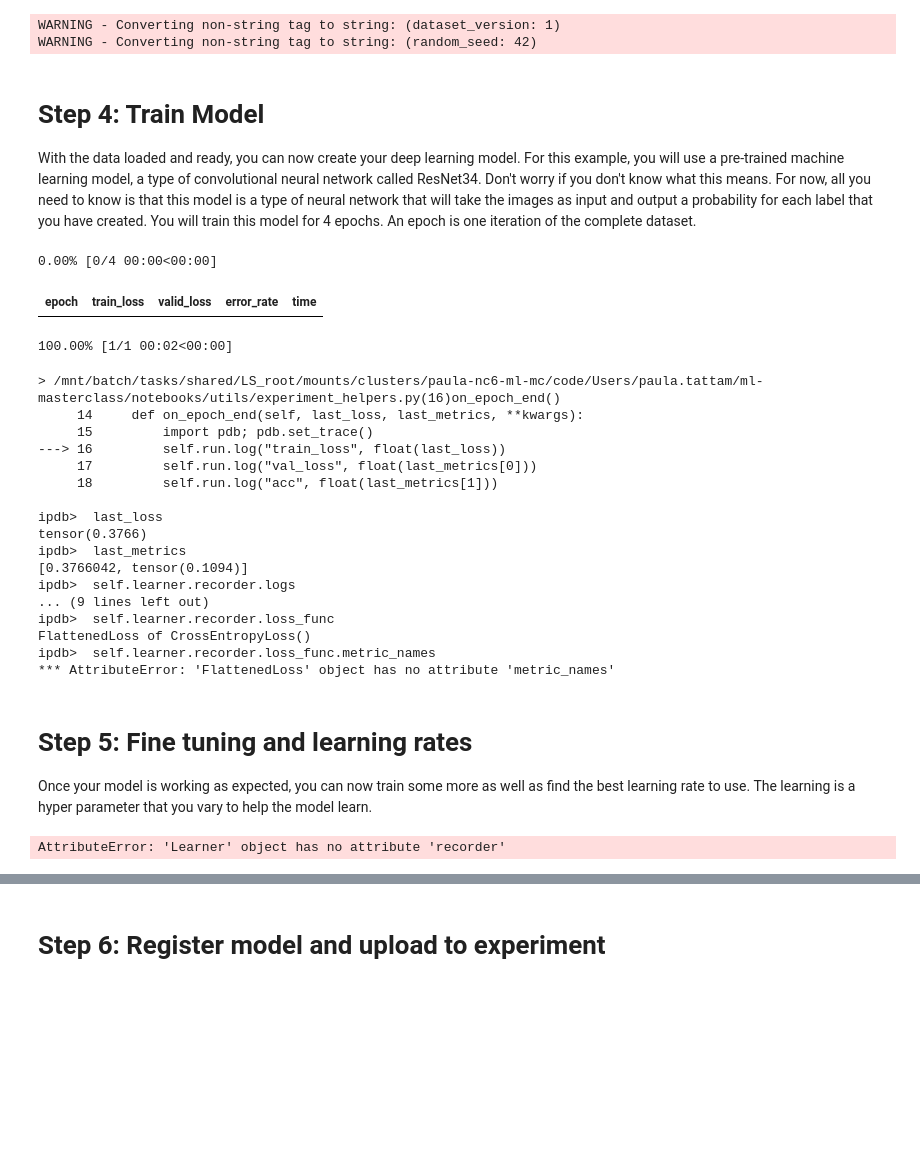
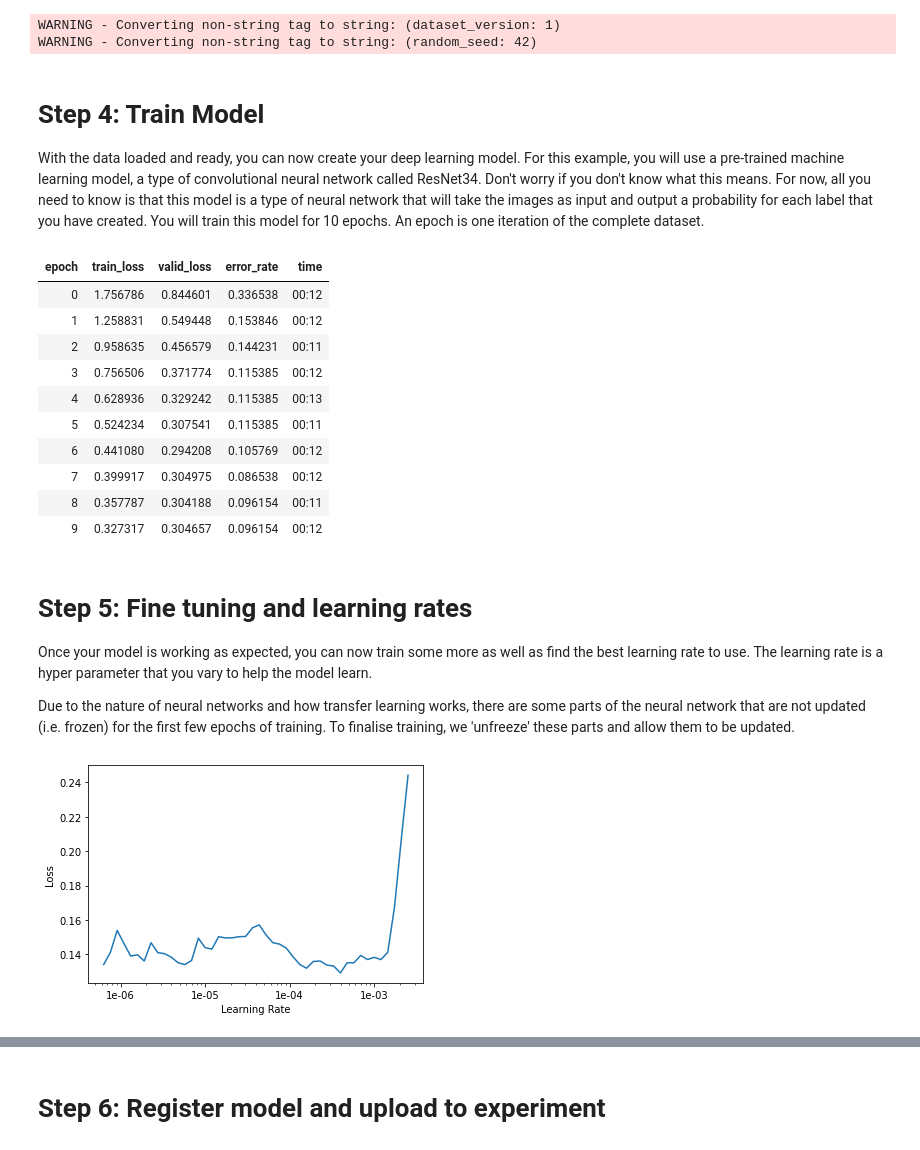
Before and after one commit to ptats/ml-masterclass, a Jupyter notebook: notebooks/2.0_Model_Training.ipynb, the cells around one changed output, grey strips where cells are left out. Cells and saved outputs as stored; diff of their text form; code cells hidden in the pictures; blank space fills up the shorter version.

```diff
--- a/notebooks/2.0_Model_Training.ipynb
+++ b/notebooks/2.0_Model_Training.ipynb
@@ -20,8 +23,8 @@ warnings.filterwarnings('ignore')
 # %%
 # UPDATE ME
-dataset_name = 'OnePiece'
+dataset_name = 'OnePiece3C'
 dataset_version = 1
-target_path = 'data/one_piece_crew'
+target_path = 'data/one_piece_crew_v1'
 # %%
 workspace = Workspace.from_config()
 # %%
@@ -58,7 +63,7 @@ data.show_batch(rows=4, figsize=(15,15))
 # **Step 2: Create Azure Machine Learning Experiment**
 # %%
 # UPDATE ME
-experiment_name = 'imagenet_tl_ex1'
+experiment_name = 'OnePiece3C_imagenet_tl_ex1'
 # %%
 experiment = Experiment(workspace=workspace, name=experiment_name)
 # %%
@@ -87,46 +92,39 @@ WARNING - Converting non-string tag to string: (random_seed: 42)
 # %% [markdown]
 # **Step 4: Train Model**
 
-With the data loaded and ready, you can now create your deep learning model. For this example, you will use a pre-trained machine learning model, a type of convolutional neural network called ResNet34. Don't worry if you don't know what this means. For now, all you need to know is that this model is a type of neural network that will take the images as input and output a probability for each label that you have created. You will train this model for 4 epochs. An epoch is one iteration of the complete dataset.
+With the data loaded and ready, you can now create your deep learning model. For this example, you will use a pre-trained machine learning model, a type of convolutional neural network called ResNet34. Don't worry if you don't know what this means. For now, all you need to know is that this model is a type of neural network that will take the images as input and output a probability for each label that you have created. You will train this model for 10 epochs. An epoch is one iteration of the complete dataset.
 # %%
 learn = cnn_learner(data, models.resnet34, metrics=error_rate)
 # %%
-learn.fit_one_cycle(4, callbacks=[utils.LogMetricsToAzure(run, learn), utils.CustomSaveModelCallback(learn)])
+learn.fit_one_cycle(10, callbacks=[utils.LogMetricsToAzure(run, learn), utils.CustomSaveModelCallback(learn)])
 # %% [output]
-0.00% [0/4 00:00<00:00]
 | epoch | train_loss | valid_loss | error_rate | time |
+| 0 | 1.756786 | 0.844601 | 0.336538 | 00:12 |
+| 1 | 1.258831 | 0.549448 | 0.153846 | 00:12 |
+| 2 | 0.958635 | 0.456579 | 0.144231 | 00:11 |
+| 3 | 0.756506 | 0.371774 | 0.115385 | 00:12 |
+| 4 | 0.628936 | 0.329242 | 0.115385 | 00:13 |
+| 5 | 0.524234 | 0.307541 | 0.115385 | 00:11 |
+| 6 | 0.441080 | 0.294208 | 0.105769 | 00:12 |
+| 7 | 0.399917 | 0.304975 | 0.086538 | 00:12 |
+| 8 | 0.357787 | 0.304188 | 0.096154 | 00:11 |
+| 9 | 0.327317 | 0.304657 | 0.096154 | 00:12 |
-100.00% [1/1 00:02<00:00]
-> /mnt/batch/tasks/shared/LS_root/mounts/clusters/paula-nc6-ml-mc/code/Users/paula.tattam/ml-masterclass/notebooks/utils/experiment_helpers.py(16)on_epoch_end()
-     14     def on_epoch_end(self, last_loss, last_metrics, **kwargs):
-     15         import pdb; pdb.set_trace()
----> 16         self.run.log("train_loss", float(last_loss))
-     17         self.run.log("val_loss", float(last_metrics[0]))
-     18         self.run.log("acc", float(last_metrics[1]))
-
-ipdb>  last_loss
-tensor(0.3766)
-ipdb>  last_metrics
-[0.3766042, tensor(0.1094)]
-ipdb>  self.learner.recorder.logs
-... (9 lines left out)
-ipdb>  self.learner.recorder.loss_func
-FlattenedLoss of CrossEntropyLoss()
-ipdb>  self.learner.recorder.loss_func.metric_names
-*** AttributeError: 'FlattenedLoss' object has no attribute 'metric_names'
 # %%
 learn.save('stage-1')
 # %% [markdown]
 # **Step 5: Fine tuning and learning rates**
 
-Once your model is working as expected, you can now train some more as well as find the best learning rate to use. The learning is a hyper parameter that you vary to help the model learn.
+Once your model is working as expected, you can now train some more as well as find the best learning rate to use. The learning rate is a hyper parameter that you vary to help the model learn.
+
+Due to the nature of neural networks and how transfer learning works, there are some parts of the neural network that are not updated (i.e. frozen) for the first few epochs of training. To finalise training, we 'unfreeze' these parts and allow them to be updated.
 # %%
 learn.unfreeze()
 # %%
 learn.lr_find()
 # %%
 fig = learn.recorder.plot(return_fig=True)
-fig.save_fig('lr_finder.png')
+fig.savefig('lr_finder.png')
 # %% [output]
-AttributeError: 'Learner' object has no attribute 'recorder'
+[figure, added]
 # %%
 run.log_image(name='LR Finder', path='lr_finder.png')
```
Also changed, not shown: parts of 20 cells of this notebook, 2 other files.
